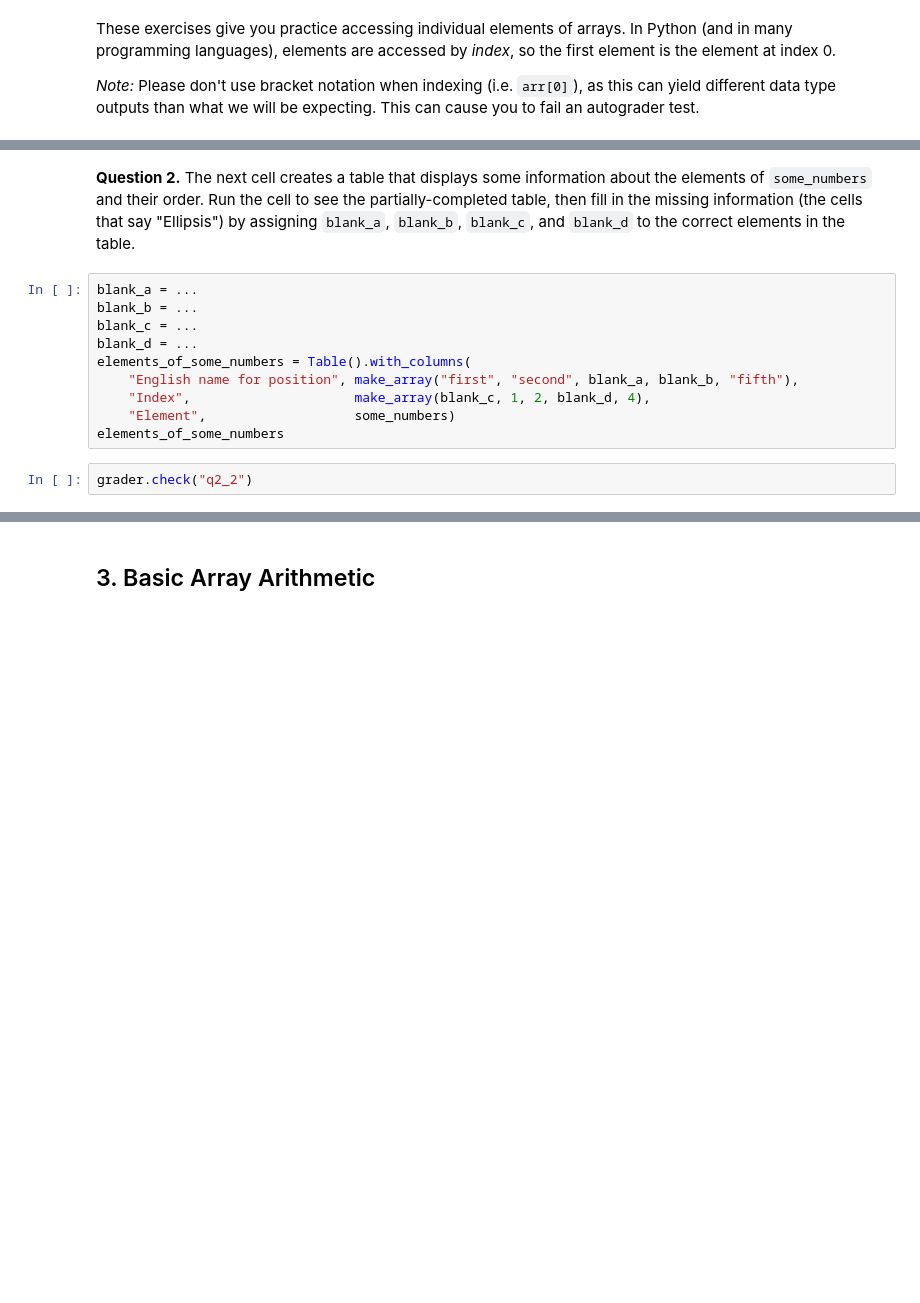
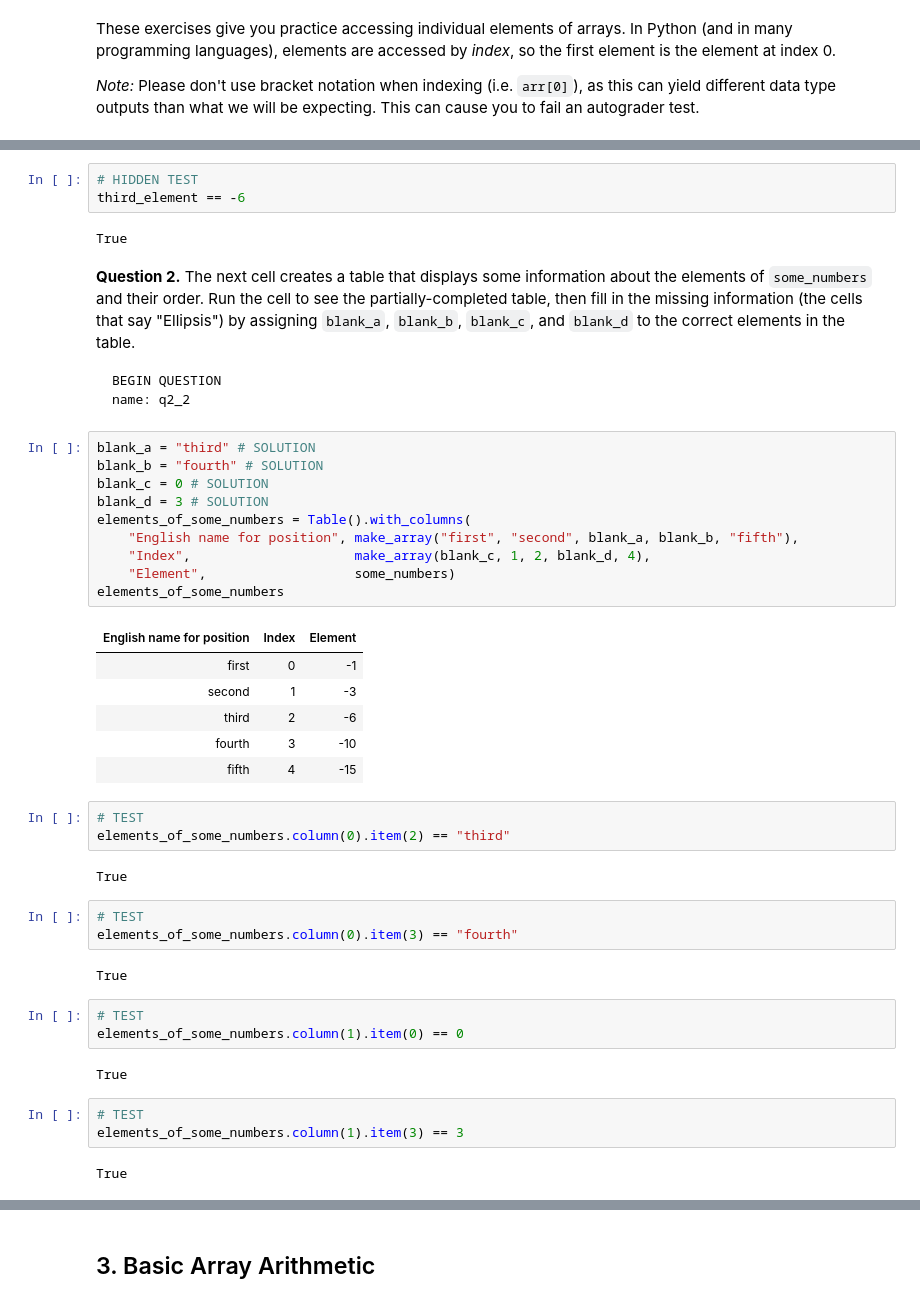
Before and after one commit to ds-modules/Colab-data-8, a Jupyter notebook: hw/hw02/hw02.ipynb, the cells around one changed output, grey strips where cells are left out. Saved outputs shown, nothing was run; the diff lists cells and outputs as text; blank space fills up the shorter version.

````diff
--- a/hw/hw02/hw02.ipynb
+++ b/hw/hw02/hw02.ipynb
@@ -111,22 +180,52 @@ grader.check("q2_1")
+# %%
+# HIDDEN TEST
+third_element == -6
+# %% [output]
+True
 # %% [markdown]
 **Question 2.** The next cell creates a table that displays some information about the elements of `some_numbers` and their order.  Run the cell to see the partially-completed table, then fill in the missing information (the cells that say "Ellipsis") by assigning `blank_a`, `blank_b`, `blank_c`, and `blank_d` to the correct elements in the table.
 
-<!--
+```
 BEGIN QUESTION
 name: q2_2
--->
+```
 # %%
-blank_a = ...
-blank_b = ...
-blank_c = ...
-blank_d = ...
+blank_a = "third" # SOLUTION
+blank_b = "fourth" # SOLUTION
+blank_c = 0 # SOLUTION
+blank_d = 3 # SOLUTION
 elements_of_some_numbers = Table().with_columns(
     "English name for position", make_array("first", "second", blank_a, blank_b, "fifth"),
     "Index",                     make_array(blank_c, 1, 2, blank_d, 4),
     "Element",                   some_numbers)
 elements_of_some_numbers
+# %% [output]
+| English name for position | Index | Element |
+| first | 0 | -1 |
+| second | 1 | -3 |
+| third | 2 | -6 |
+| fourth | 3 | -10 |
+| fifth | 4 | -15 |
-# %%
-grader.check("q2_2")
+# %%
+# TEST
+elements_of_some_numbers.column(0).item(2) == "third"
+# %% [output]
+True
+# %%
+# TEST
+elements_of_some_numbers.column(0).item(3) == "fourth"
+# %% [output]
+True
+# %%
+# TEST
+elements_of_some_numbers.column(1).item(0) == 0
+# %% [output]
+True
+# %%
+# TEST
+elements_of_some_numbers.column(1).item(3) == 3
+# %% [output]
+True
 # %% [markdown]
 **Question 3.** You'll sometimes want to find the *last* element of an array.  Suppose an array has 142 elements.  What is the index of its last element?
 
````
Also changed, not shown: parts of 173 cells of this notebook.
